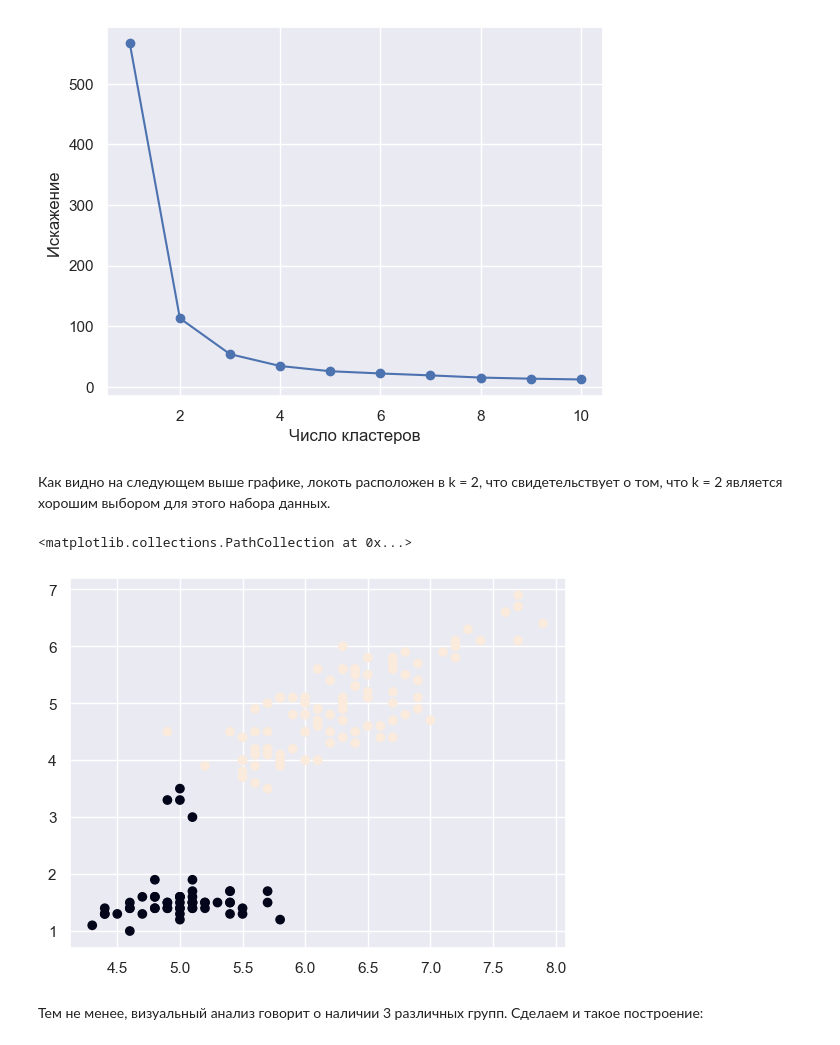
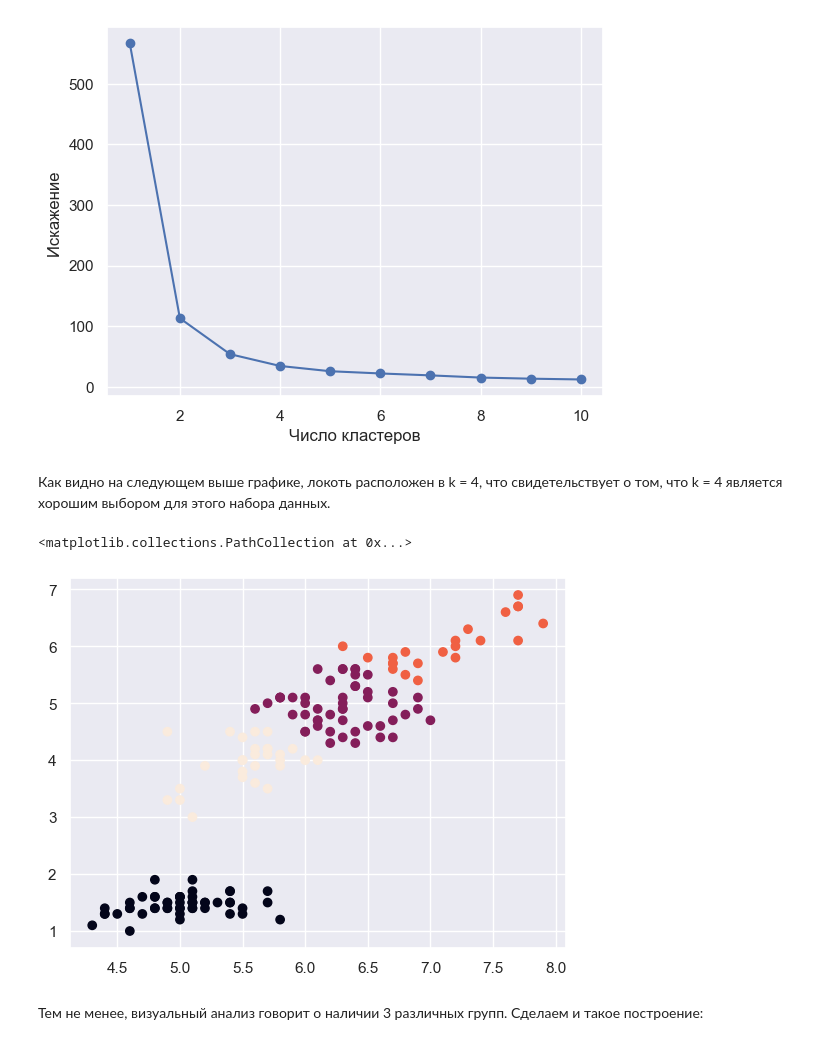
Before and after one commit to Crxdu/MiTMO, a Jupyter notebook: lab6/labarab6.ipynb, the cells around one changed output. Drawn from its saved outputs; the diff is of its cells as text; code cells hidden in the pictures.

```diff
--- a/lab6/labarab6.ipynb
+++ b/lab6/labarab6.ipynb
@@ -128,13 +128,13 @@ plt.ylabel ('Искажение ' )
 Text(0, 0.5, 'Искажение ')
 [figure]
 # %% [markdown]
-Как видно на следующем выше графике, локоть расположен в k = 2, что свидетельствует о том, что k = 2 является хорошим выбором для этого набора данных.
+Как видно на следующем выше графике, локоть расположен в k = 4, что свидетельствует о том, что k = 4 является хорошим выбором для этого набора данных.
 # %%
-kmeans = KMeans(n_clusters=2,random_state=0).fit(df.values)
+kmeans = KMeans(n_clusters=4,random_state=0).fit(df.values)
 plt.scatter(df.sepal_length, df.petal_length, c=kmeans.labels_)
 # %% [output]
 <matplotlib.collections.PathCollection at 0x...>
-[figure, old version]
+[figure, new version]
 # %% [markdown]
 Тем не менее, визуальный анализ говорит о наличии 3 различных групп. Сделаем и такое построение:
 # %%
```
Also changed, not shown: parts of 16 cells of this notebook.
